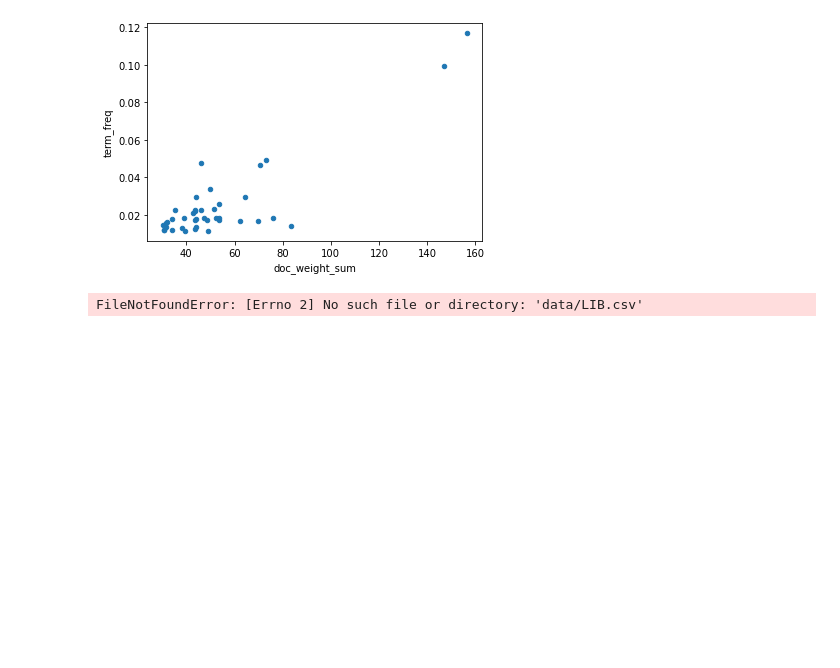
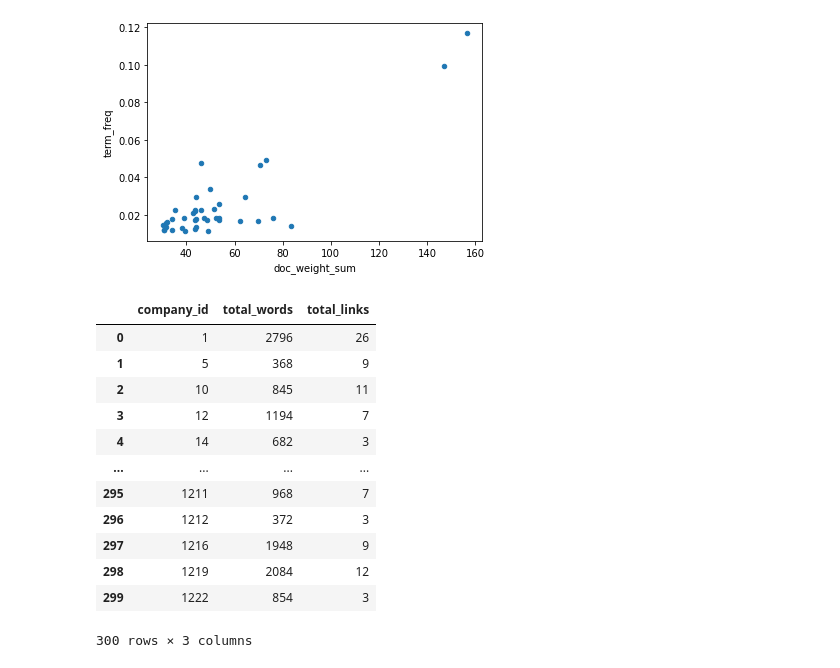
Before and after one commit to hyunsuk-ko/TextAnalytics, a Jupyter notebook: data/LDA.ipynb, the cells around one changed output. Drawn from its saved outputs; the diff is of its cells as text; code cells hidden in the pictures; blank space fills up the shorter version.

```diff
--- a/data/LDA.ipynb
+++ b/data/LDA.ipynb
@@ -213,7 +215,19 @@ TOPICS.plot.scatter('doc_weight_sum', 'term_freq');
 # %% [output]
 [figure]
 # %%
-LIB = pd.read_csv('data/LIB.csv').rename(columns={'company_num':'company_id'}).set_index('company_id')
+LIB = pd.read_csv('LIB.csv').rename(columns={'company_num':'company_id'})#.set_index('company_id')
 LIB
 # %% [output]
+|  | company_id | total_words | total_links |
+| 0 | 1 | 2796 | 26 |
+| 1 | 5 | 368 | 9 |
+| 2 | 10 | 845 | 11 |
+| 3 | 12 | 1194 | 7 |
+| 4 | 14 | 682 | 3 |
+| ... | ... | ... | ... |
+| 295 | 1211 | 968 | 7 |
+| 296 | 1212 | 372 | 3 |
+| 297 | 1216 | 1948 | 9 |
+| 298 | 1219 | 2084 | 12 |
+| 299 | 1222 | 854 | 3 |
-FileNotFoundError: [Errno 2] No such file or directory: 'data/LIB.csv'
+300 rows × 3 columns
```
Also changed, not shown: parts of 1 cell of this notebook, 6 other files.
